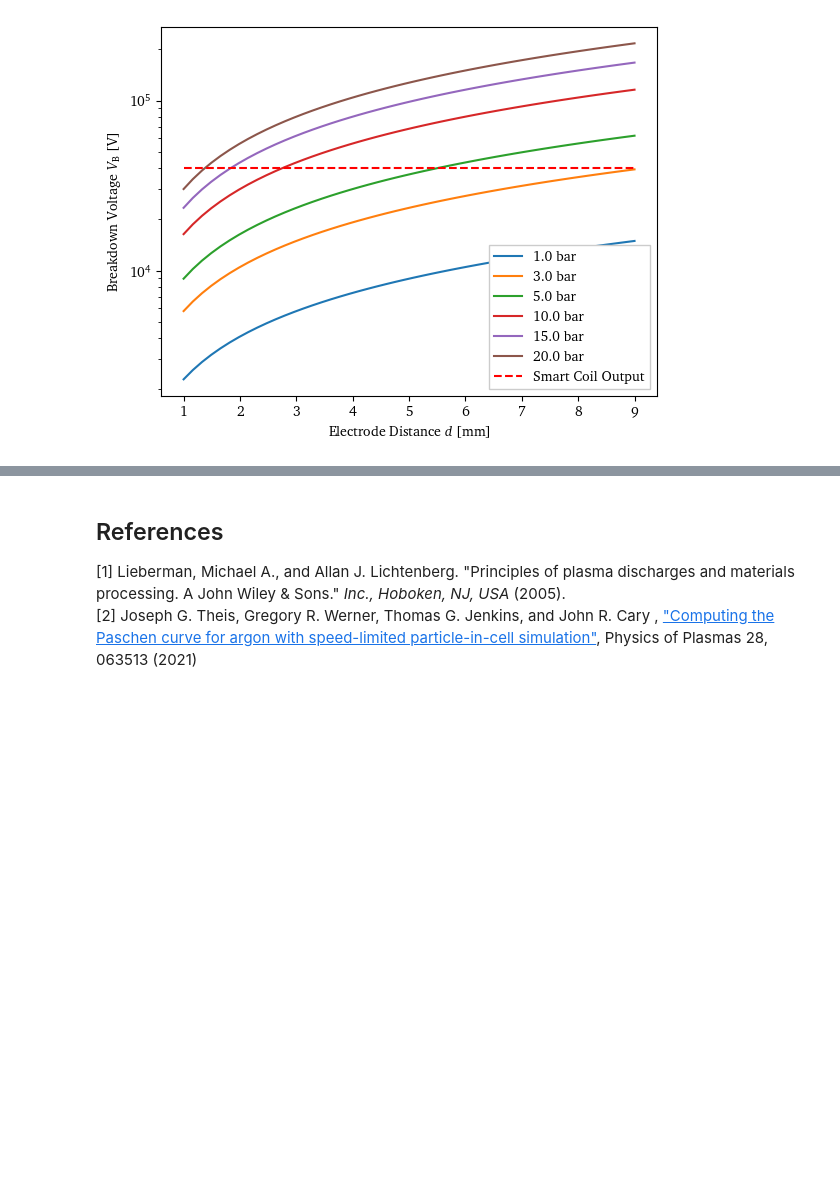
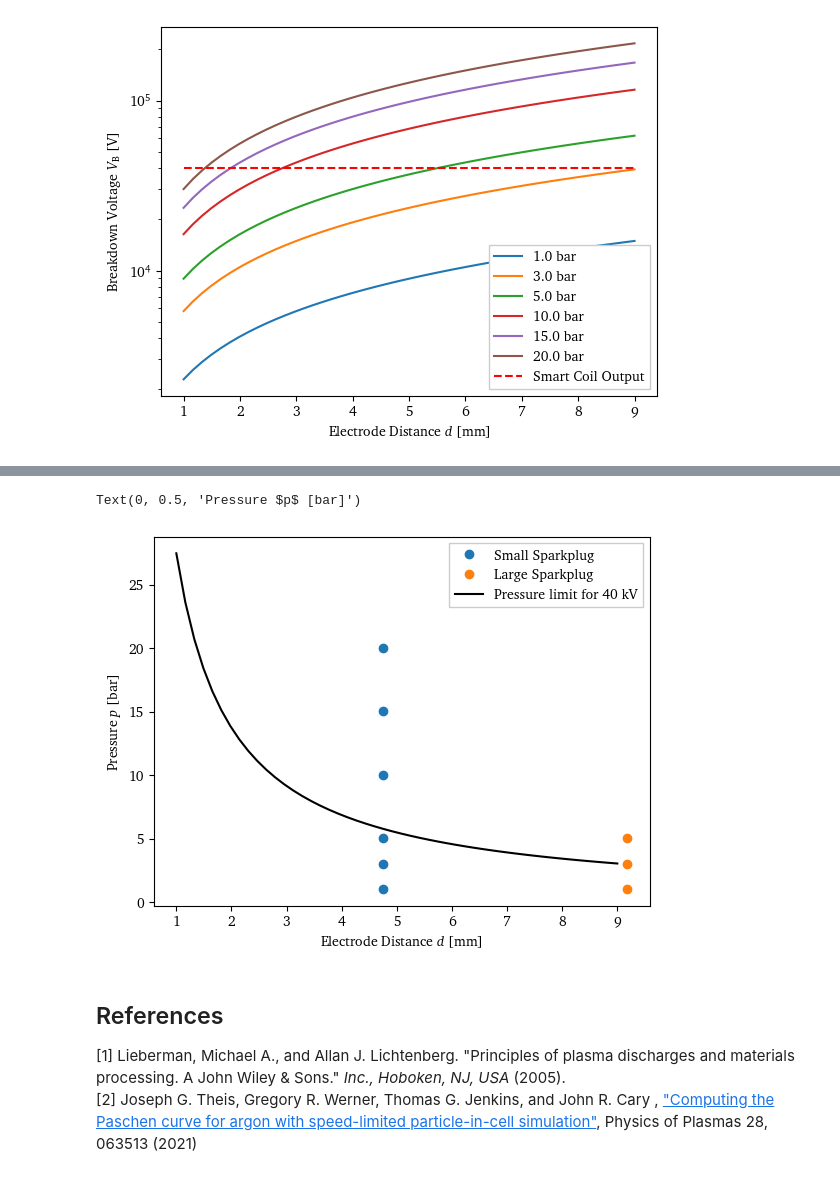
Before and after one commit to eeduplay/MScThesis, a Jupyter notebook: code/paschen.ipynb, the cells around one changed output, grey strips where cells are left out. Saved outputs shown, nothing was run; the diff lists cells and outputs as text; code cells hidden in the pictures; blank space fills up the shorter version.

Commit message:
spark test data processing

```diff
--- a/code/paschen.ipynb
+++ b/code/paschen.ipynb
@@ -47,5 +58,34 @@ plt.show()
+# %%
+smallspark_data = pd.read_excel('../rawdata/LSPG_sparkTests.xlsx', usecols='A:B')
+largespark_data = pd.read_excel('../rawdata/LSPG_sparkTests.xlsx', usecols='C:D')
+
+voltage = 40000  # Smart coil output voltage
+pressure_limit_solution = sciopt.root(
+    lambda p: paschen(p*distance)-voltage,
+    x0=np.ones(distance.shape)*10e5/133.322
+)
+
+plt.plot(smallspark_data['Small Gap Size [mm]'],
+             smallspark_data['Actual Pressure Small [bar]'],
+             'o', label='Small Sparkplug')
+plt.plot(largespark_data['Big Gap Size [mm]'],
+             largespark_data['Actual Pressure Big [bar]'],
+             'o', label='Large Sparkplug')
+plt.plot(distance*10,
+             pressure_limit_solution.x*133.322/1e5,
+             'k',
+             label='Pressure limit for {} kV'.format(int(voltage/1e3)))
+plt.legend()
+plt.xlabel('Electrode Distance $d$ [mm]')
+plt.ylabel('Pressure $p$ [bar]')
+plt.show()
+# %% [output]
+Text(0, 0.5, 'Pressure $p$ [bar]')
+[figure, added]
 # %% [markdown]
 ## References
 [1] Lieberman, Michael A., and Allan J. Lichtenberg. "Principles of plasma discharges and materials processing. A John Wiley & Sons." *Inc., Hoboken, NJ, USA* (2005).
 [2] Joseph G. Theis, Gregory R. Werner, Thomas G. Jenkins, and John R. Cary
 , ["Computing the Paschen curve for argon with speed-limited particle-in-cell simulation"](https://doi.org/10.1063/5.0051095), Physics of Plasmas 28, 063513 (2021)
+
+[Theis2021]: https://doi.org/10.1063/5.0051095 "Joseph G. Theis, Gregory R. Werner, Thomas G. Jenkins, and John R. Cary, \"Computing the Paschen curve for argon with speed-limited particle-in-cell simulation,\" Physics of Plasmas 28, 063513 (2021)"
```
Also changed, not shown: parts of 2 cells of this notebook, 2 other files.
